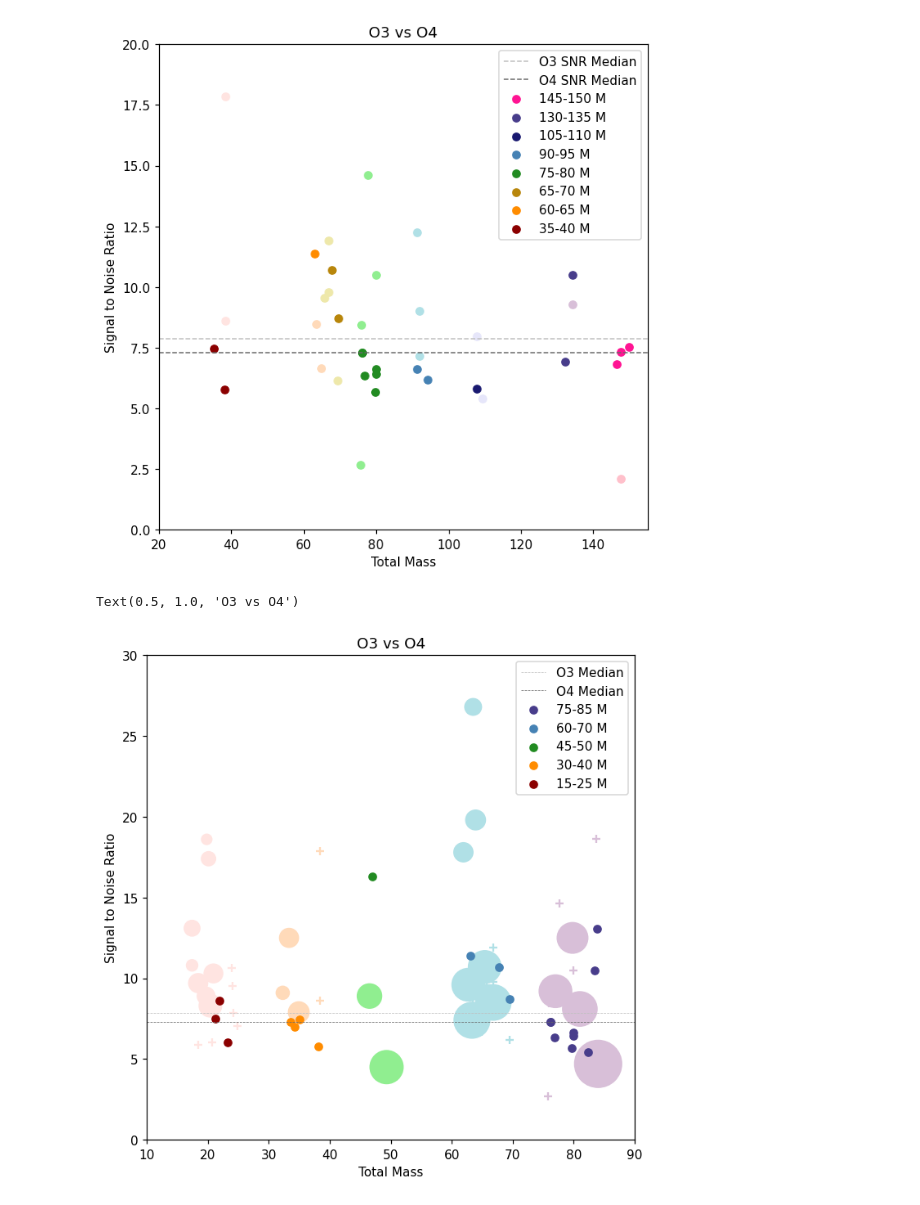
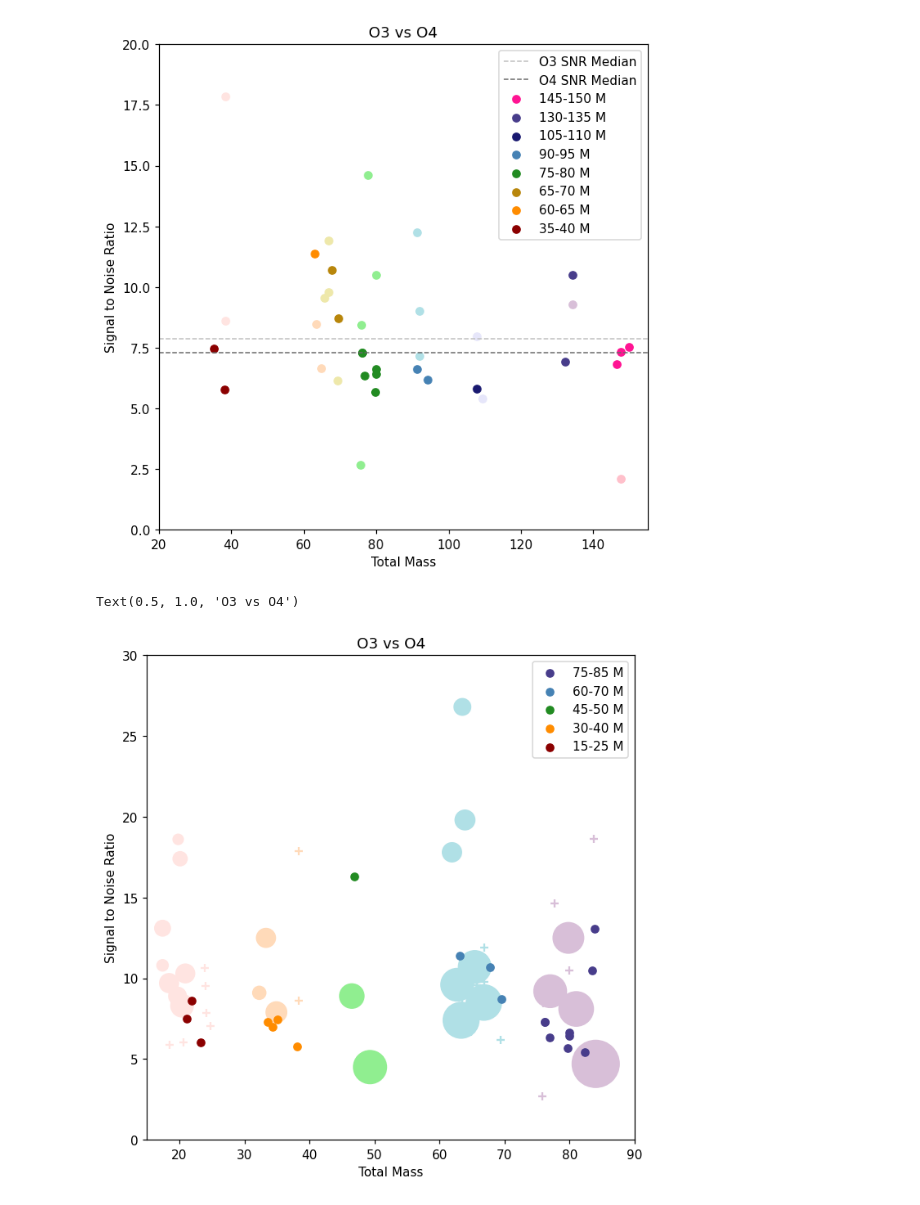
Before and after one commit to AndrewValentini/Gravitational-Waves-Research-23-24, a Jupyter notebook: Data Analysis/SNR.ipynb, the cells around one changed output. Saved outputs shown, nothing was run; the diff lists cells and outputs as text; code cells hidden in the pictures.

```diff
--- a/Data Analysis/SNR.ipynb
+++ b/Data Analysis/SNR.ipynb
@@ -268,43 +268,37 @@ bin_lows = [75, 60, 45, 30, 15]
 bin_highs = [85, 70, 50, 40, 25]
 O3_colors = ["thistle", "powderblue", "lightgreen", "peachpuff", "mistyrose"]
 O4_colors = ["darkslateblue", "steelblue", "forestgreen", "darkorange", "darkred"]
-
-median_O3_SNR = np.median(O3_events["snr"])
-ax.axhline(median_O3_SNR, color="silver", linestyle="--", linewidth=0.5, label="O3 Median")
-
-median_O4_SNR = np.median(O4_events["snr"])
-ax.axhline(median_O4_SNR, color="dimgrey", linestyle="--", linewidth=0.5, label="O4 Median")
 
 for low, high, O3color, O4color in zip(bin_lows, bin_highs, O3_colors, O4_colors):
     O3values = O3[O3["total_mass"] >= low]
     O3values = O3values[O3values["total_mass"] <= high]
 
     ax.scatter(O3values["total_mass"], O3values["snr"], 0.2 * O3values["luminosity_distance"], color=O3color)
 
     O3values_all = O3_events[O3_events["total_mass"] >= low]
     O3values_all = O3values_all[O3values_all["total_mass"] <= high]
 
     ax.scatter(O3values_all["total_mass"], O3values_all["snr"], marker = "+", color=O3color)
 
     O4values = O4_events[O4_events["total_mass"] >= low]
     O4values = O4values[O4values["total_mass"] <= high]
 
     ax.scatter(O4values["total_mass"], O4values["snr"], color=O4color, label=f"{low}-{high} M")
 
     line_values = np.array([0, 100])
 
 ax.legend()
 
 ax.set_xlabel("Total Mass")
 ax.set_ylabel("Signal to Noise Ratio")
 
 ax.set_xlim(15, 90)
 ax.set_ylim(0, 30)
 
 ax.set_title("O3 vs O4")
 # %% [output]
 Text(0.5, 1.0, 'O3 vs O4')
-[figure, old version]
+[figure, new version]
 # %%
 fig, ax = plt.subplots(1, 1, figsize=(7, 7), dpi=110)
 
```
Also changed, not shown: parts of 2 cells of this notebook.
